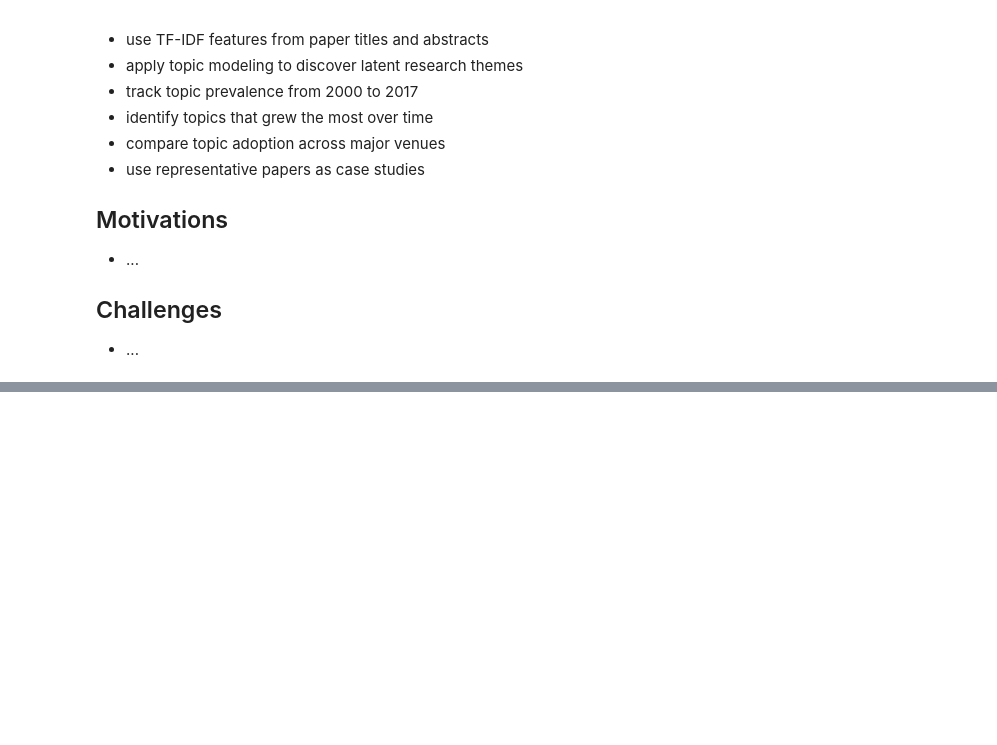
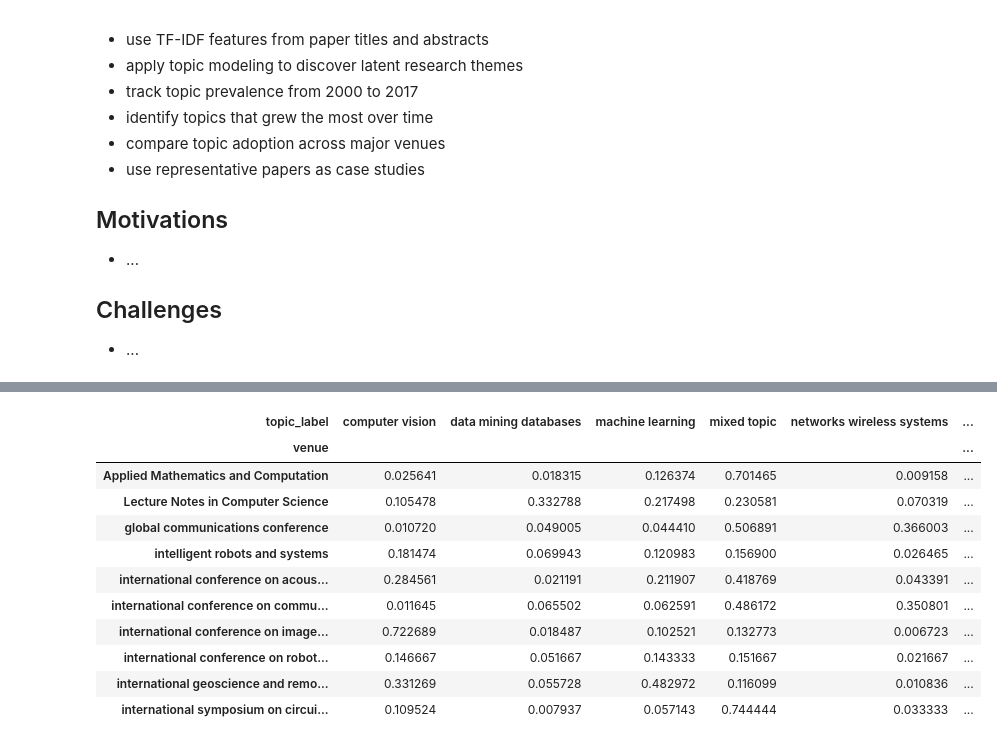
Before and after one commit to alesss-b/Data-Science-I-Group-Project, a Jupyter notebook: identifying_emerging_research_topics.ipynb, the cells around one changed output, grey strips where cells are left out. Drawn from its saved outputs; the diff is of its cells as text; code cells hidden in the pictures; blank space fills up the shorter version.

```diff
--- a/identifying_emerging_research_topics.ipynb
+++ b/identifying_emerging_research_topics.ipynb
@@ -29,9 +27,7 @@ import numpy as np
 from sklearn.feature_extraction.text import TfidfVectorizer
 from sklearn.decomposition import NMF
 # %%
-"""Globals/Constants"""
-DATA_PATH = './dblp_ref/'
-
+"""globals constants"""
 START_YEAR = 2000
 END_YEAR = 2017
 
@@ -39,8 +35,14 @@ MAX_FEATURES = 5000
 NUM_TOPICS = 10
 TOP_WORDS_PER_TOPIC = 12
 
-# sample
 SAMPLE_SIZE = 100000
+RANDOM_STATE = 42
 
-RANDOM_STATE = 42
+EARLY_START = 2000
+EARLY_END = 2005
+LATE_START = 2012
+LATE_END = 2017
+
+TOP_VENUES = 10
+TOP_CASES = 3
 # %%
@@ -215,3 +330,33 @@ topic_counts
+# %%
+"""compare topics across venues"""
+venue_counts = topic_sample["venue"].value_counts()
+major_venues = (
+    venue_counts[venue_counts.index != ""]
+    .head(TOP_VENUES)
+    .index
+)
+venue_topic_data = topic_sample[
+    topic_sample["venue"].isin(major_venues)
+]
+venue_topic_table = pd.crosstab(
+    venue_topic_data["venue"],
+    venue_topic_data["topic_label"],
+    normalize="index"
+)
+venue_topic_table
+# %% [output]
+| topic_label | computer vision | data mining databases | machine learning | mixed topic | networks wireless systems | ... |
+| venue |  |  |  |  |  | ... |
+| Applied Mathematics and Computation | 0.025641 | 0.018315 | 0.126374 | 0.701465 | 0.009158 | ... |
+| Lecture Notes in Computer Science | 0.105478 | 0.332788 | 0.217498 | 0.230581 | 0.070319 | ... |
+| global communications conference | 0.010720 | 0.049005 | 0.044410 | 0.506891 | 0.366003 | ... |
+| intelligent robots and systems | 0.181474 | 0.069943 | 0.120983 | 0.156900 | 0.026465 | ... |
+| international conference on acous... | 0.284561 | 0.021191 | 0.211907 | 0.418769 | 0.043391 | ... |
+| international conference on commu... | 0.011645 | 0.065502 | 0.062591 | 0.486172 | 0.350801 | ... |
+| international conference on image... | 0.722689 | 0.018487 | 0.102521 | 0.132773 | 0.006723 | ... |
+| international conference on robot... | 0.146667 | 0.051667 | 0.143333 | 0.151667 | 0.021667 | ... |
+| international geoscience and remo... | 0.331269 | 0.055728 | 0.482972 | 0.116099 | 0.010836 | ... |
+| international symposium on circui... | 0.109524 | 0.007937 | 0.057143 | 0.744444 | 0.033333 | ... |
 # %%
 "plot topic counts"
 plt.figure(figsize=(12, 6))
```
Also changed, not shown: parts of 26 cells of this notebook, 8 other files.
